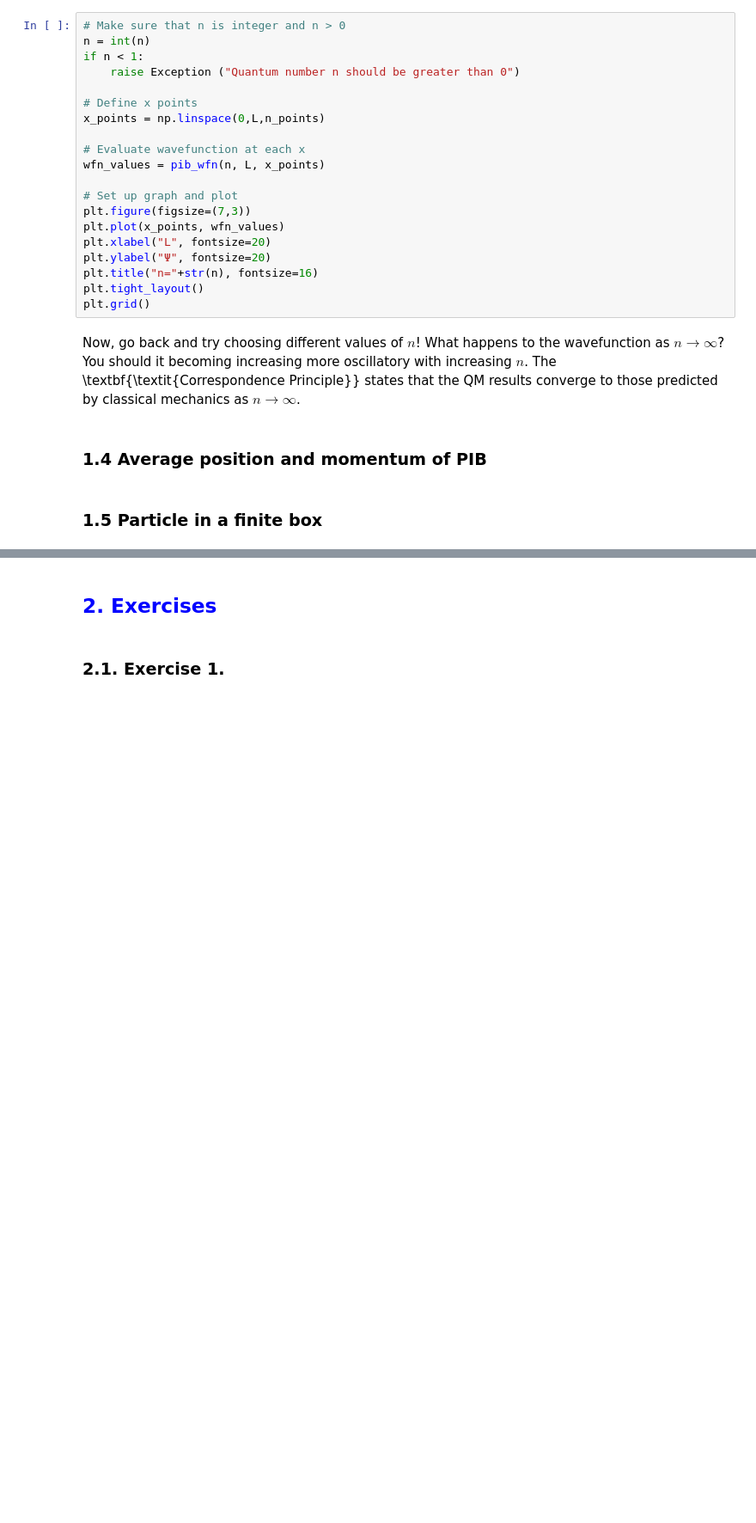
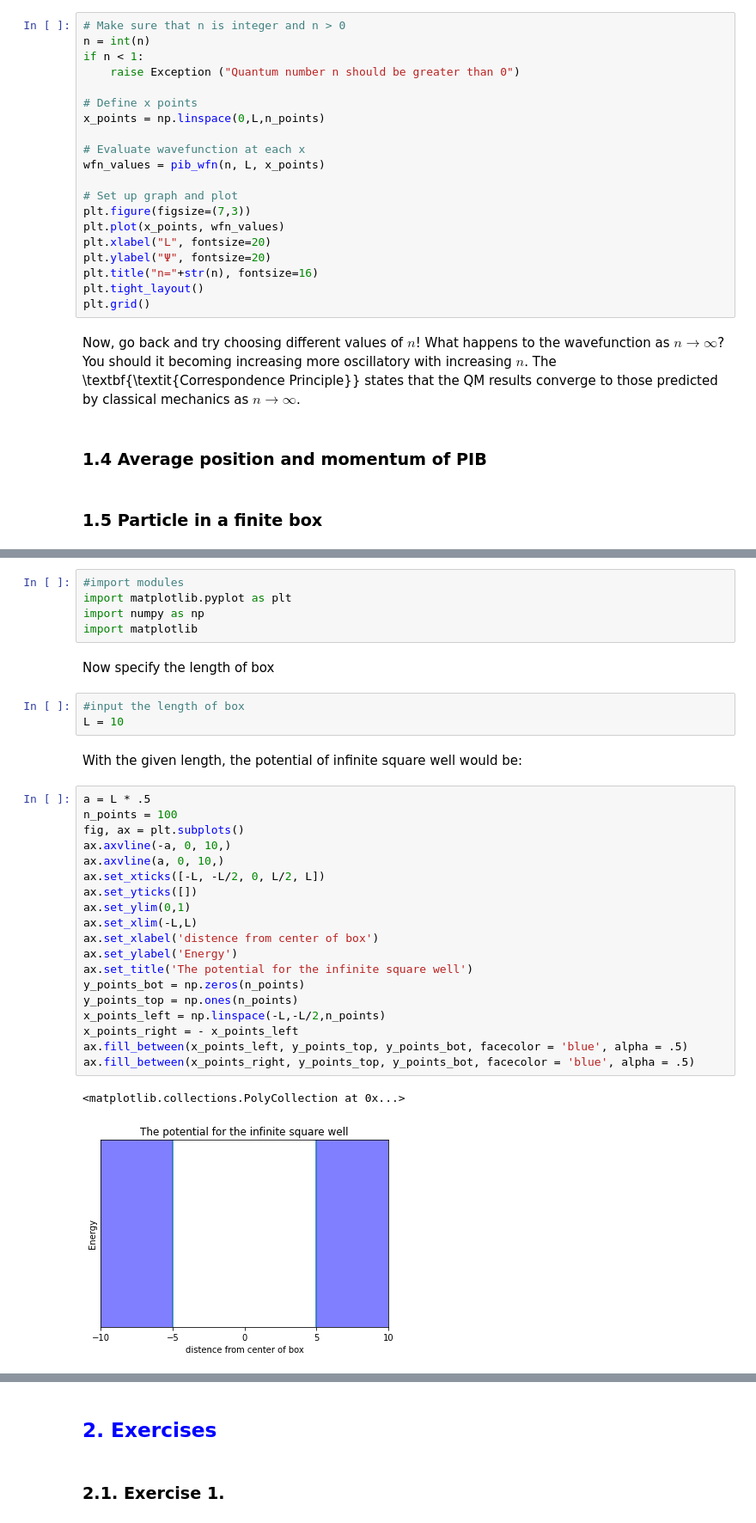
Before and after one commit to sokolov-group/jupyter_handouts, a Jupyter notebook: 01_particle_in_a_box/01_particle_in_a_box.ipynb, the cells around one changed output, grey strips where cells are left out. Shown at 86% size. Cells and saved outputs as stored; diff of their text form; blank space fills up the shorter version.

Commit message:
Finite square well, up to tunneling

```diff
--- a/01_particle_in_a_box/01_particle_in_a_box.ipynb
+++ b/01_particle_in_a_box/01_particle_in_a_box.ipynb
@@ -153,0 +164,34 @@ Now, go back and try choosing different values of $n$! What happens to the wavef
+# %%
+#import modules
+import matplotlib.pyplot as plt
+import numpy as np
+import matplotlib
+# %% [markdown]
+Now specify the length of box
+# %%
+#input the length of box
+L = 10
+# %% [markdown]
+With the given length, the potential of infinite square well would be:
+# %%
+a = L * .5
+n_points = 100
+fig, ax = plt.subplots()
+ax.axvline(-a, 0, 10,)
+ax.axvline(a, 0, 10,)
+ax.set_xticks([-L, -L/2, 0, L/2, L])
+ax.set_yticks([])
+ax.set_ylim(0,1)
+ax.set_xlim(-L,L)
+ax.set_xlabel('distence from center of box')
+ax.set_ylabel('Energy')
+ax.set_title('The potential for the infinite square well')
+y_points_bot = np.zeros(n_points)
+y_points_top = np.ones(n_points)
+x_points_left = np.linspace(-L,-L/2,n_points)
+x_points_right = - x_points_left
+ax.fill_between(x_points_left, y_points_top, y_points_bot, facecolor = 'blue', alpha = .5)
+ax.fill_between(x_points_right, y_points_top, y_points_bot, facecolor = 'blue', alpha = .5)
+# %% [output]
+<matplotlib.collections.PolyCollection at 0x...>
+[figure, added]
```
Also changed, not shown: parts of 8 cells of this notebook.
